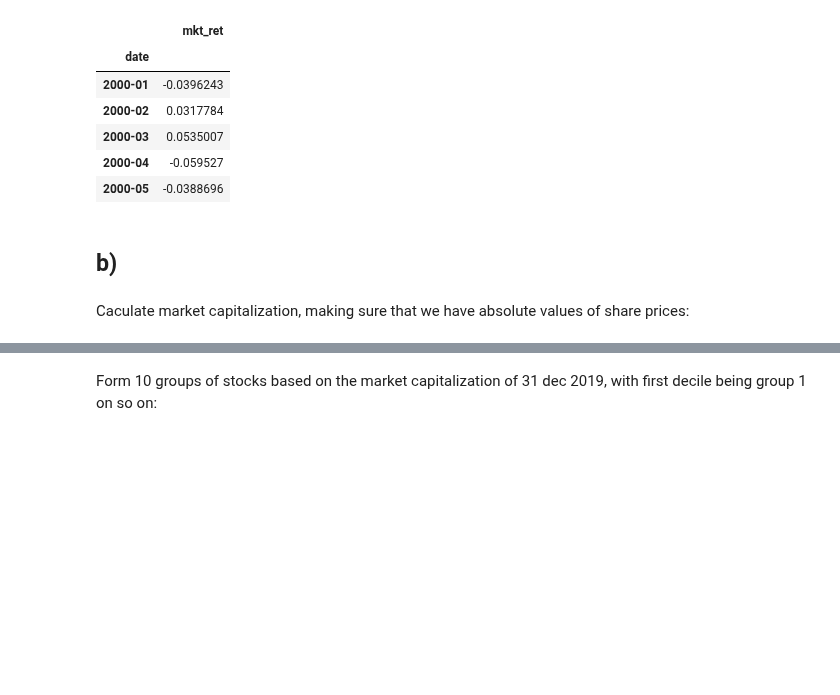
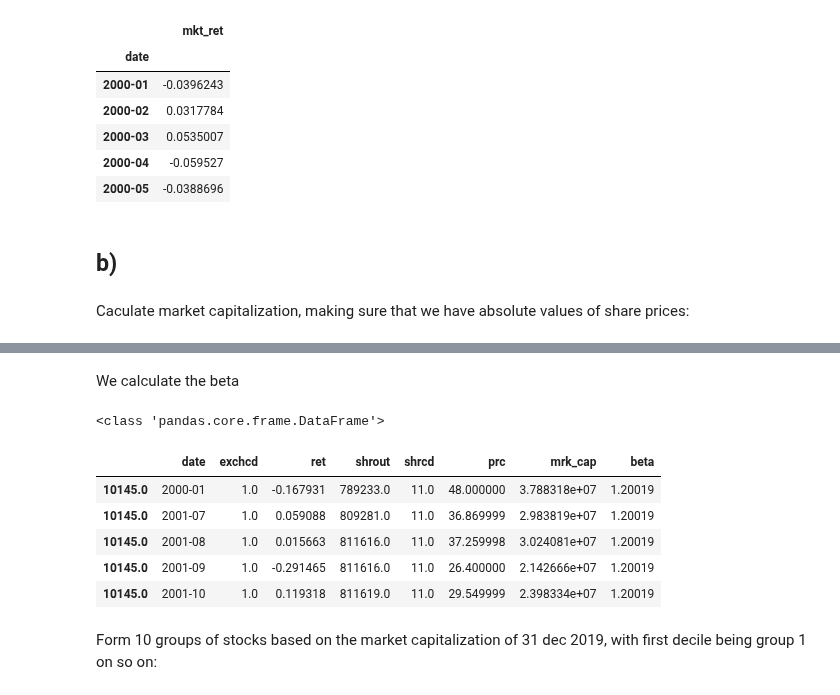
Before and after one commit to baohien97/EPFL-Investments, a Jupyter notebook: As7/InvestmentsAs7.ipynb, the cells around one changed output, grey strips where cells are left out. Drawn from its saved outputs; the diff is of its cells as text; code cells hidden in the pictures; blank space fills up the shorter version.

```diff
--- a/As7/InvestmentsAs7.ipynb
+++ b/As7/InvestmentsAs7.ipynb
@@ -228,3 +234,38 @@ stocks_del.head()
+# %% [markdown]
+We calculate the beta
+# %%
+# list of right permnos (no duplicates):
+list_permno = list(stocks_del.loc[~stocks_del.index.duplicated(keep='first')].index)
+
+market_beta = [] # market beta
+
+#cycle for each stock (639 elemets)
+for i in list_permno: # (list_permno):
+    current_stock = stocks_del.loc[i] # long 240 because we have 240 observations for each stock
+    ret_cur_stock = current_stock.ret.values.astype(float) # 240 returns for each stock
+    rm_cur_stock = rm.loc[current_stock.date].mkt_ret.astype(float)
+    covariance = np.cov(ret_cur_stock, rm_cur_stock) # Cov(R,Rm)
+    var_market = covariance[1,1] # var(Rm)
+    market_beta.append(covariance[0,1]/var_market) # add new beta
+
+# Create a DataFrame where for each stock we have its beta
+data = pd.DataFrame(market_beta, columns={'beta'}, index=list_permno) # for each stock we have its beta
+data = data.sort_index()
+
+print(type(stocks_del))
+
+# We add to the stocks dataframe our beta, creating a new column:
+stocks_del = stocks_del.merge(data, left_index=True, right_index=True)
+#stocks_del = stocks_del.drop(stocks_del.loc[stocks_del.beta.isnull()].index)#.set_index(['permno','date']) # re-index
+stocks_del.head()
+# %% [output]
+<class 'pandas.core.frame.DataFrame'>
+|  | date | exchcd | ret | shrout | shrcd | prc | mrk_cap | beta |
+| 10145.0 | 2000-01 | 1.0 | -0.167931 | 789233.0 | 11.0 | 48.000000 | 3.788318e+07 | 1.20019 |
+| 10145.0 | 2001-07 | 1.0 | 0.059088 | 809281.0 | 11.0 | 36.869999 | 2.983819e+07 | 1.20019 |
+| 10145.0 | 2001-08 | 1.0 | 0.015663 | 811616.0 | 11.0 | 37.259998 | 3.024081e+07 | 1.20019 |
+| 10145.0 | 2001-09 | 1.0 | -0.291465 | 811616.0 | 11.0 | 26.400000 | 2.142666e+07 | 1.20019 |
+| 10145.0 | 2001-10 | 1.0 | 0.119318 | 811619.0 | 11.0 | 29.549999 | 2.398334e+07 | 1.20019 |
 # %% [markdown]
 Form 10 groups of stocks based on the market capitalization of 31 dec 2019, with first decile being group 1 on so on:
 # %%
```
Also changed, not shown: parts of 47 cells of this notebook, 1 other file.
